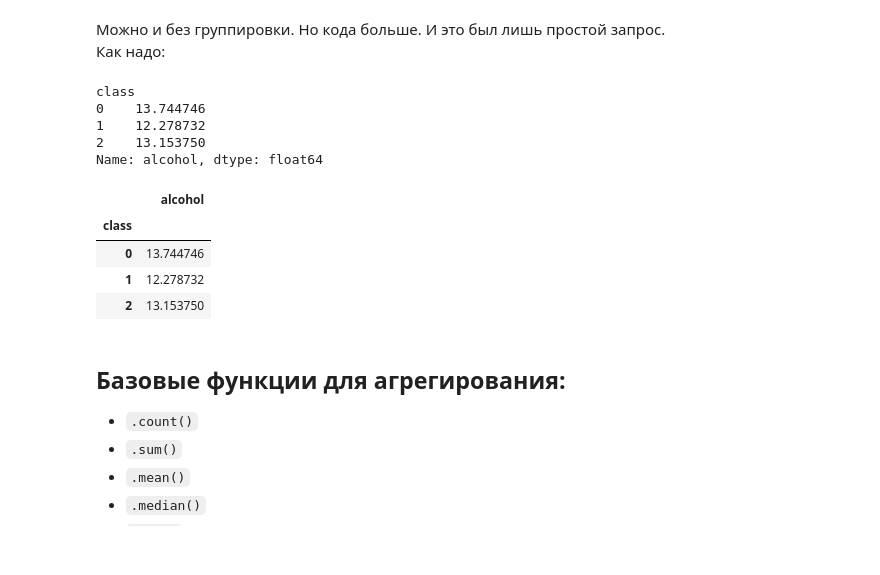
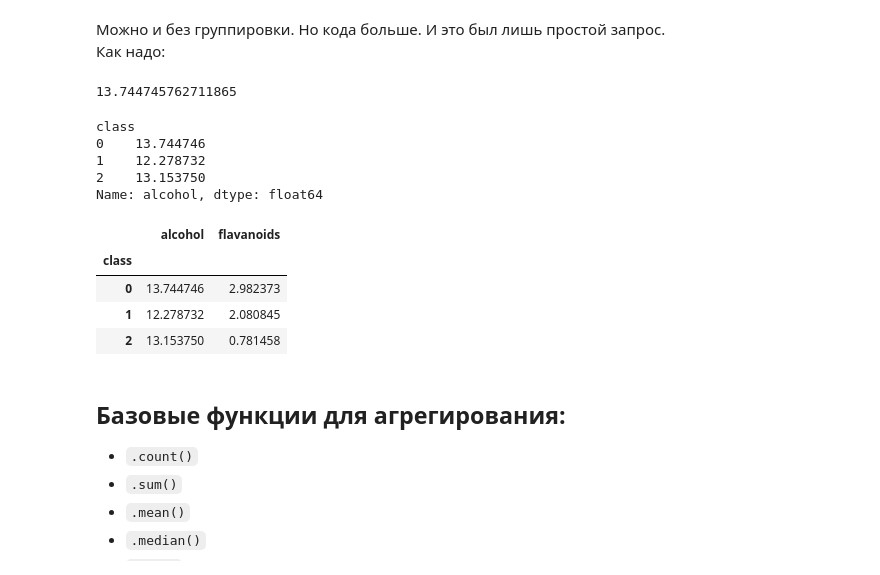
Before and after one commit to igumnov-daniel/HOCK_SEPTEMBER_2023, a Jupyter notebook: 10_groupby/10_2_groupby_LESSON.ipynb, the cells around one changed output. Drawn from its saved outputs; the diff is of its cells as text; code cells hidden in the pictures.

```diff
--- a/10_groupby/10_2_groupby_RAW.ipynb
+++ b/10_groupby/10_2_groupby_LESSON.ipynb
@@ -181,6 +192,10 @@ avg_df
 # %% [markdown]
 Можно и без группировки. Но кода больше. И это был лишь простой запрос.
 Как надо:
+# %%
+df[df['class'] == 0]['alcohol'].mean()
+# %% [output]
+13.744745762711865
 # %%
 dfg = df.groupby('class')
 dfg['alcohol'].mean()
@@ -191,13 +206,13 @@ class
 2    13.153750
 Name: alcohol, dtype: float64
 # %%
-df.groupby('class')[['alcohol']].mean() # или если хотим датафрейм
+df.groupby('class')[['alcohol', 'flavanoids']].mean() # или если хотим датафрейм
 # %% [output]
-|  | alcohol |
-| class |  |
-| 0 | 13.744746 |
-| 1 | 12.278732 |
-| 2 | 13.153750 |
+|  | alcohol | flavanoids |
+| class |  |  |
+| 0 | 13.744746 | 2.982373 |
+| 1 | 12.278732 | 2.080845 |
+| 2 | 13.153750 | 0.781458 |
 # %% [markdown]
 ## Базовые функции для агрегирования:
 - `.count()`
```
Also changed, not shown: parts of 5 cells of this notebook, 2 other files.
